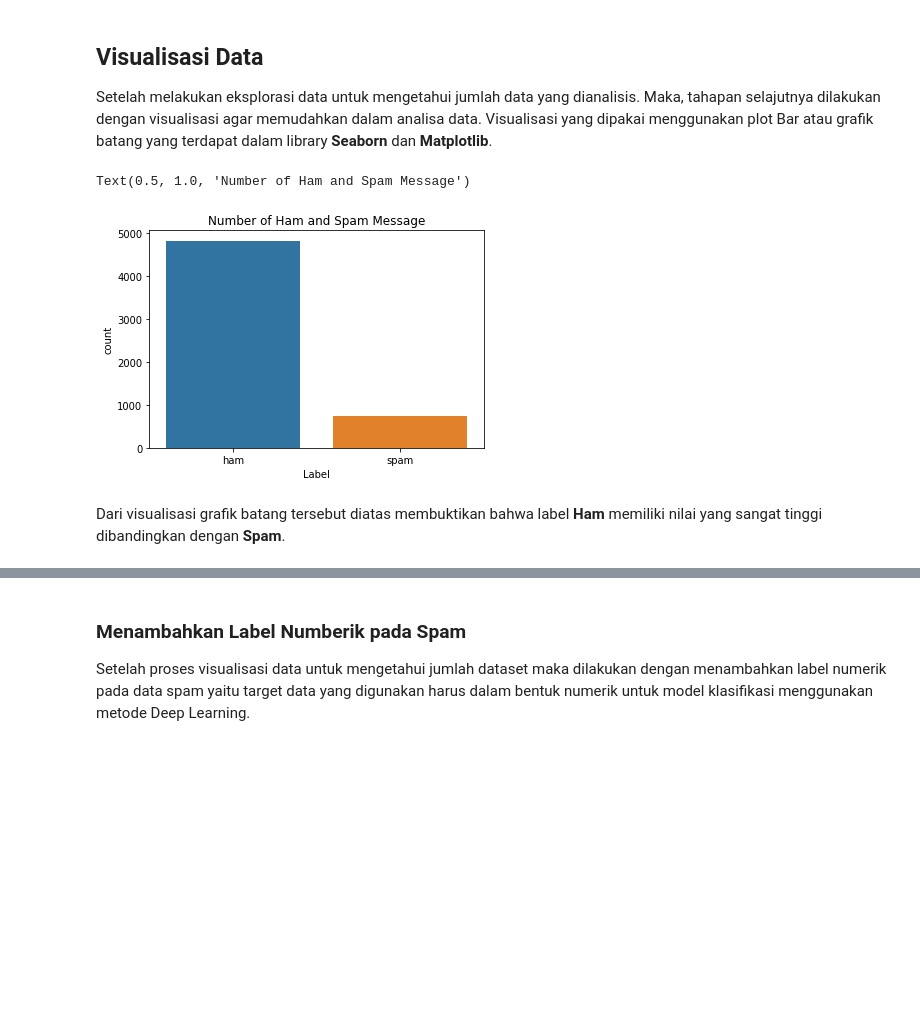
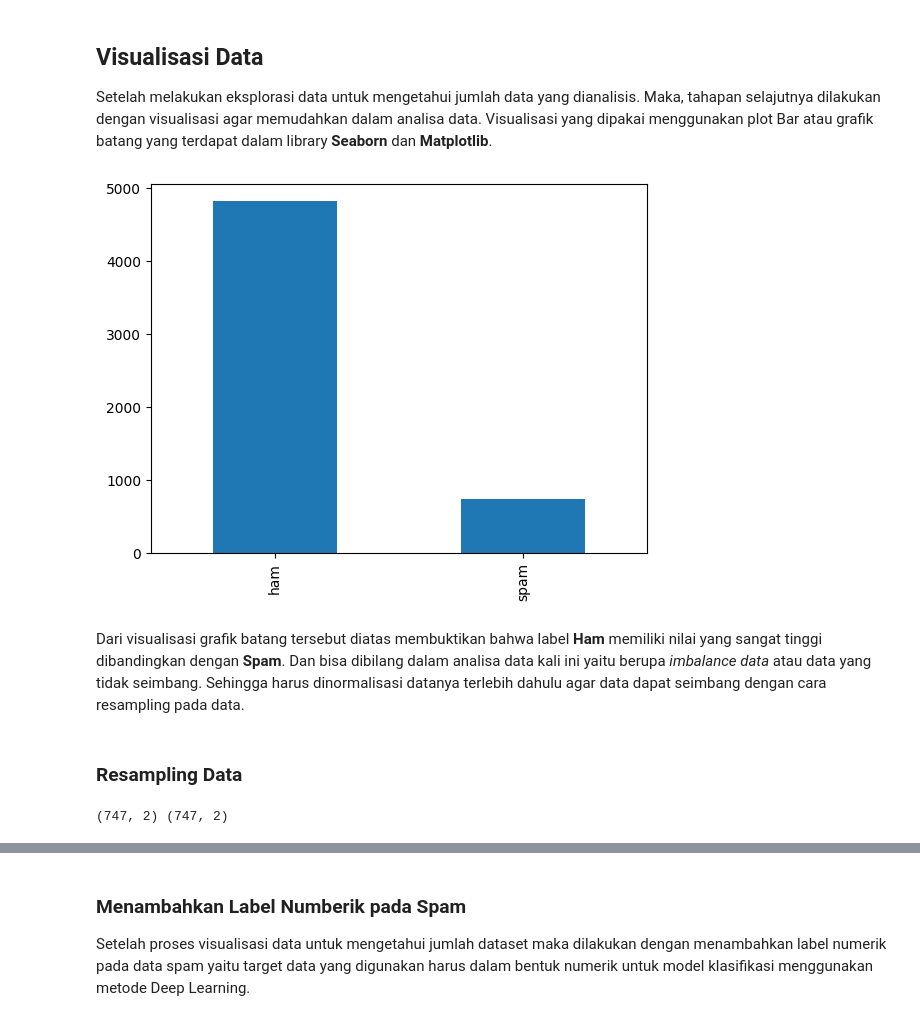
Before and after one commit to fendy07/text-classification-nlp, a Jupyter notebook: spam_text_classification.ipynb, the cells around one changed output, grey strips where cells are left out. Saved outputs shown, nothing was run; the diff lists cells and outputs as text; code cells hidden in the pictures; blank space fills up the shorter version.

```diff
--- a/spam_text_classification.ipynb
+++ b/spam_text_classification.ipynb
@@ -137,12 +151,11 @@ Setelah di analisa bahwa jumlah kelas dalam data tersebut ada 2 kolom yaitu Ham
 ## Visualisasi Data
 
 Setelah melakukan eksplorasi data untuk mengetahui jumlah data yang dianalisis. Maka, tahapan selajutnya dilakukan dengan visualisasi agar memudahkan dalam analisa data. Visualisasi yang dipakai menggunakan plot Bar atau grafik batang yang terdapat dalam library **Seaborn** dan **Matplotlib**.
-# %%
-sns.countplot(spam_data.label)
-plt.xlabel('Label')
-plt.title('Number of Ham and Spam Message')
-# %% [output]
-Text(0.5, 1.0, 'Number of Ham and Spam Message')
-[figure, removed]
+# %%
+spam_data.label.value_counts().plot.bar();
+# %% [output]
+[figure, added]
 # %% [markdown]
-Dari  visualisasi grafik batang tersebut diatas membuktikan bahwa label <b>Ham</b> memiliki nilai yang sangat tinggi dibandingkan dengan <b>Spam</b>.
+Dari  visualisasi grafik batang tersebut diatas membuktikan bahwa label <b>Ham</b> memiliki nilai yang sangat tinggi dibandingkan dengan <b>Spam</b>. Dan bisa dibilang dalam analisa data kali ini yaitu berupa <i>imbalance data</i> atau data yang tidak seimbang. Sehingga harus dinormalisasi datanya terlebih dahulu agar data dapat seimbang dengan cara resampling pada data.
+# %% [markdown]
+### Resampling Data
@@ -148,0 +170,7 @@ Dari  visualisasi grafik batang tersebut diatas membuktikan bahwa label <b>Ham</
+# %%
+# one way to fix it is to downsample the ham msg
+ham_df = ham_data.sample(n = len(spam_msg), random_state = 44)
+spam_df = spam_msg
+print(ham_df.shape, spam_df.shape)
+# %% [output]
+(747, 2) (747, 2)
```
Also changed, not shown: parts of 11 cells of this notebook.
